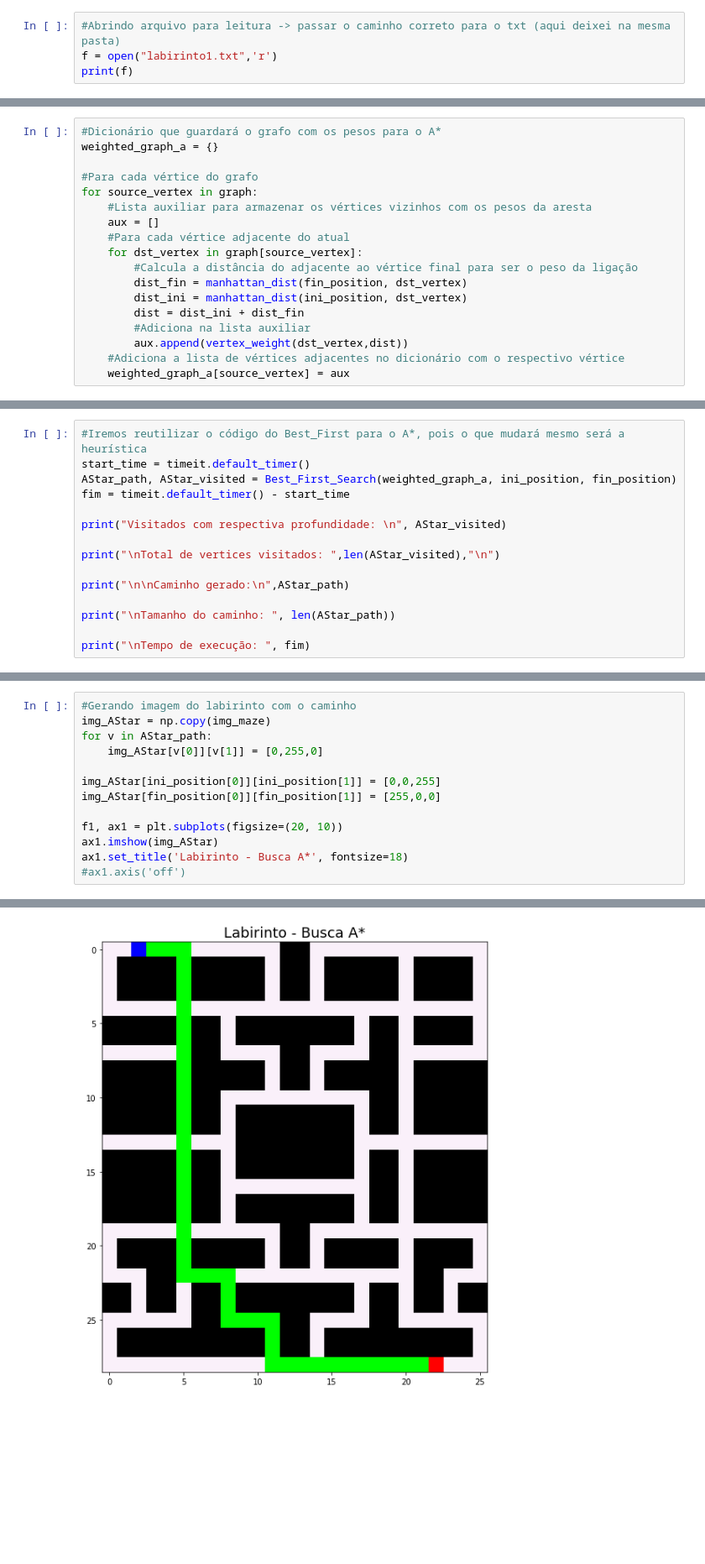
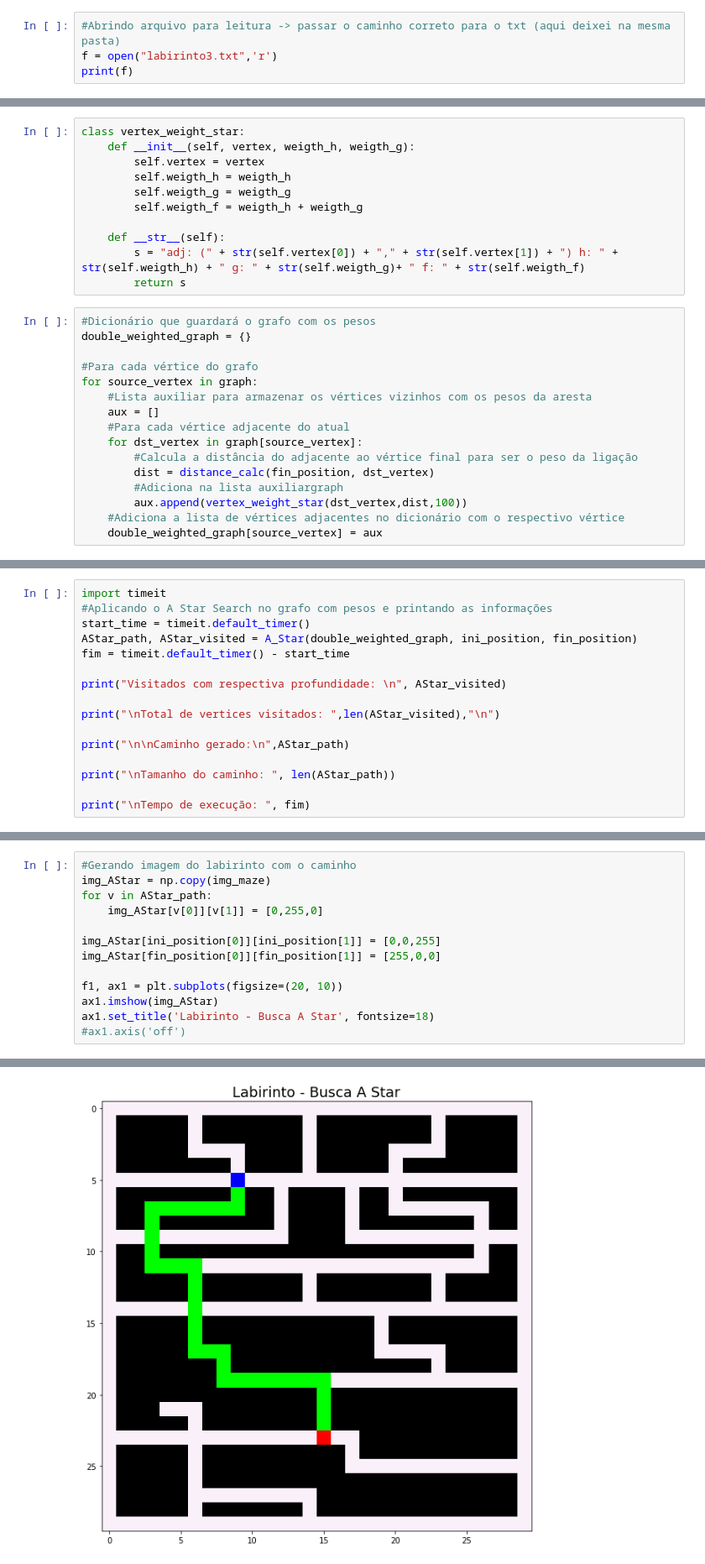
Before and after one commit to MatheusBorgesKamla/BuscaAvancada_IA, a Jupyter notebook: IA_Busca.ipynb, the cells around one changed output, grey strips where cells are left out. Shown: that part at 84% size. Saved outputs shown, nothing was run; the diff lists cells and outputs as text; blank space fills up the shorter version.

```diff
--- a/IA_Busca.ipynb
+++ b/IA_Busca.ipynb
@@ -4,6 +4,6 @@
 Primeiramente, temos que fazer a leitura do txt, identificando as dimensões do tabuleiro na primeira linha e posteriormente lendo cada asterístico como um espaço em branco no tabuleiro (posiçoes que pode andar), traço representando obstáculos, jogo da velha a posição inicial e cifrão a posição objetivo. Além disso, precisamos criar um grafo guardando as posições permitidas como vértices. Com o intuito de não consumir tanta memória (matriz muito esparsa) iremos utilizar a representação de **lista de adjacência**, em que cada vértice deve ter uma lista com seus vizinhos/adjacentes
 # %%
 #Abrindo arquivo para leitura -> passar o caminho correto para o txt (aqui deixei na mesma pasta)
-f = open("labirinto1.txt",'r')
+f = open("labirinto3.txt",'r')
 print(f)
 # %% [output]
@@ -471,6 +471,17 @@ Iremos implementar agora um algoritmo que realiza uma busca informada, **A*** qu
+# %%
+class vertex_weight_star:
+    def __init__(self, vertex, weigth_h, weigth_g):
+        self.vertex = vertex
+        self.weigth_h = weigth_h
+        self.weigth_g = weigth_g
+        self.weigth_f = weigth_h + weigth_g
+
+    def __str__(self):
+        s = "adj: (" + str(self.vertex[0]) + "," + str(self.vertex[1]) + ") h: " + str(self.weigth_h) + " g: " + str(self.weigth_g)+ " f: " + str(self.weigth_f)
+        return s
 # %%
-#Dicionário que guardará o grafo com os pesos para o A*
-weighted_graph_a = {}
+#Dicionário que guardará o grafo com os pesos
+double_weighted_graph = {}
 
 #Para cada vértice do grafo
 for source_vertex in graph:
@@ -479,10 +490,8 @@ for source_vertex in graph:
     #Para cada vértice adjacente do atual
     for dst_vertex in graph[source_vertex]:
         #Calcula a distância do adjacente ao vértice final para ser o peso da ligação
-        dist_fin = manhattan_dist(fin_position, dst_vertex)
-        dist_ini = manhattan_dist(ini_position, dst_vertex)
-        dist = dist_ini + dist_fin
-        #Adiciona na lista auxiliar
-        aux.append(vertex_weight(dst_vertex,dist))
+        dist = distance_calc(fin_position, dst_vertex)
+        #Adiciona na lista auxiliargraph
+        aux.append(vertex_weight_star(dst_vertex,dist,100))
     #Adiciona a lista de vértices adjacentes no dicionário com o respectivo vértice
-    weighted_graph_a[source_vertex] = aux
+    double_weighted_graph[source_vertex] = aux
@@ -513,7 +551,8 @@ adj: (27,25) w: 54
 # %%
-#Iremos reutilizar o código do Best_First para o A*, pois o que mudará mesmo será a heurística
+import timeit
+#Aplicando o A Star Search no grafo com pesos e printando as informações
 start_time = timeit.default_timer()
-AStar_path, AStar_visited = Best_First_Search(weighted_graph_a, ini_position, fin_position)
+AStar_path, AStar_visited = A_Star(double_weighted_graph, ini_position, fin_position)
 fim = timeit.default_timer() - start_time
 
 print("Visitados com respectiva profundidade: \n", AStar_visited)
@@ -550,6 +589,6 @@ img_AStar[fin_position[0]][fin_position[1]] = [255,0,0]
 
 f1, ax1 = plt.subplots(figsize=(20, 10))
 ax1.imshow(img_AStar)
-ax1.set_title('Labirinto - Busca A*', fontsize=18)
+ax1.set_title('Labirinto - Busca A Star', fontsize=18)
 #ax1.axis('off')
 # %% [output]
@@ -557,4 +596,4 @@ Text(0.5, 1.0, 'Labirinto - Busca A*')
-[figure, old version]
+[figure, new version]
 # %% [markdown]
 # Busca Hill Climbing
 
```
Also changed, not shown: parts of 22 cells of this notebook.
